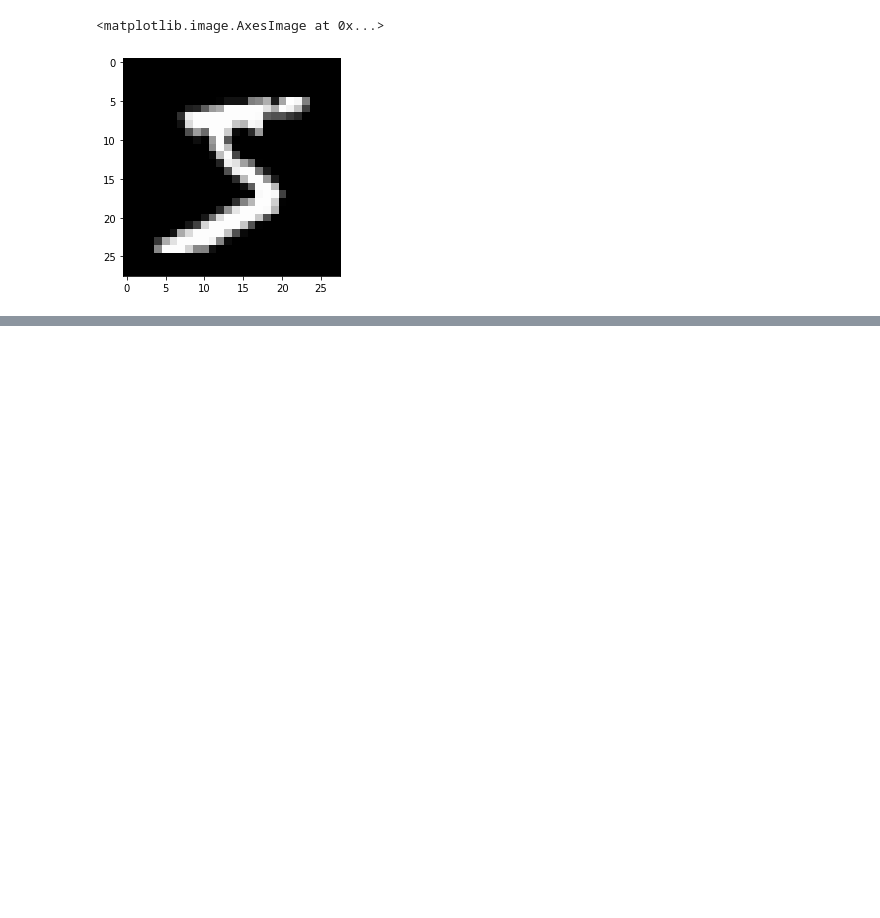
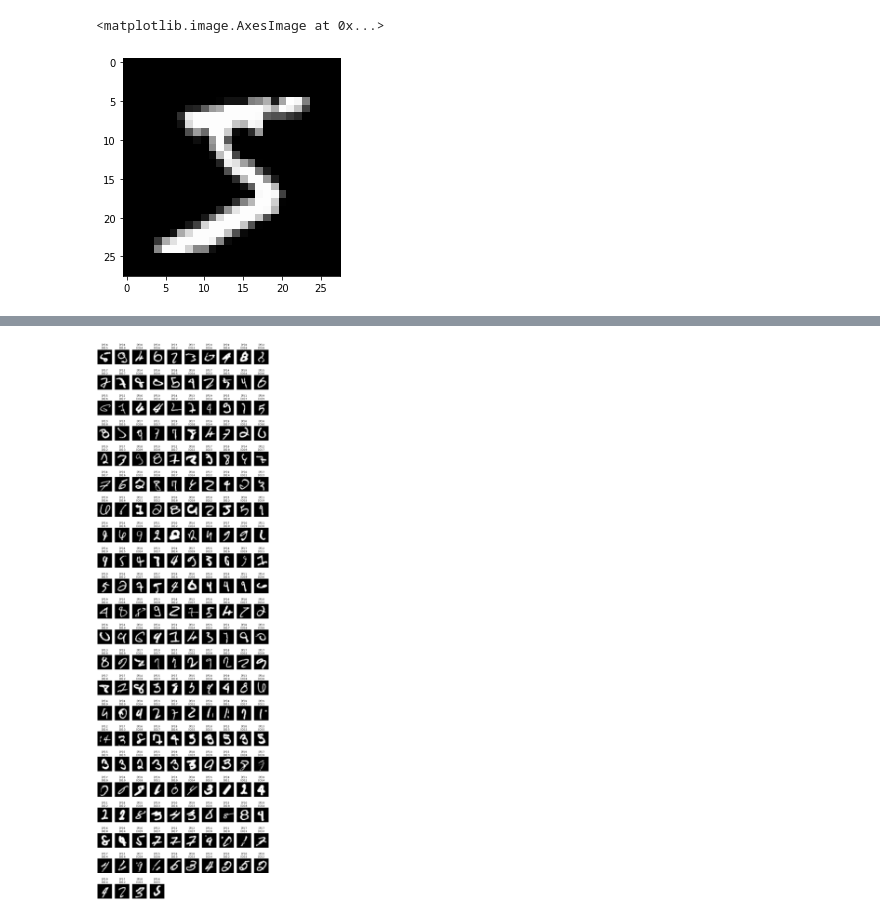
Before and after one commit to Elwing-Chou/MCDL0519, a Jupyter notebook: mlp.ipynb, the cells around one changed output, grey strips where cells are left out. Saved outputs shown, nothing was run; the diff lists cells and outputs as text; code cells hidden in the pictures; blank space fills up the shorter version.

```diff
--- a/mlp.ipynb
+++ b/mlp.ipynb
@@ -79,3 +75,16 @@ Total params: 101,770
 Trainable params: 101,770
 Non-trainable params: 0
 _________________________________________________________________
+# %%
+model.compile(loss="mse", metrics=["accuracy"])
+# %%
+# 輸入: 攤平, 並且把他normalize到0~1(tensorflow規定輸入-1~1, 0~1)
+x_train_r = x_train.reshape(60000, 784) / 255.0
+x_test_r = x_test.reshape(10000, 784) / 255.0
+# %%
+# 輸出: 10個機率
+# 5: [0, 0, 0, 0, 0, 1, 0, 0, 0, 0] [0的機率, 1的機率, 2的機率....]
+from tensorflow.keras.utils import to_categorical
+y_train_cat = to_categorical(y_train)
+y_test_cat = to_categorical(y_test)
+print(y_train[0], y_train_cat[0])
@@ -81,0 +93,9 @@ _________________________________________________________________
+# %%
+# epochs: 不要太多輪, 因為太多輪, 你會把所有東西都學(過擬合)
+# 我會割出一份(不給學), 驗證現在的模型表現如何
+# train(訓練)[60000*90%] validate(驗證)(調整模型參數)[60000*10%] test(最後考試)[10000]
+# 你發覺validate資料, loss平滑下來了, 就該停了
+model.fit(x_train_r,
+     y_train_cat,
+     epochs=10,
+     validation_split=0.1)
@@ -81,0 +108,21 @@ _________________________________________________________________
+# %%
+# 把預測錯誤的東西全部印出來
+import numpy as np
+pre = model.predict(x_test_r).argmax(axis=1)
+idx = np.nonzero(pre != y_test)[0]
+pre_false_pre = pre[idx]
+pre_false_label = y_test[idx]
+pre_false_img = x_test[idx]
+
+width = 10
+height = len(idx) // width + 1
+plt.figure(figsize=(15, 50))
+
+for i in range(len(idx)):
+    plt.subplot(height, width, i+1)
+    t = "[P]:{}\n[O]:{}".format(pre_false_pre[i], pre_false_label[i])
+    plt.title(t)
+    plt.axis("off")
+    plt.imshow(pre_false_img[i], cmap="gray")
+# %% [output]
+[figure, added]
```
Also changed, not shown: parts of 4 cells of this notebook.
